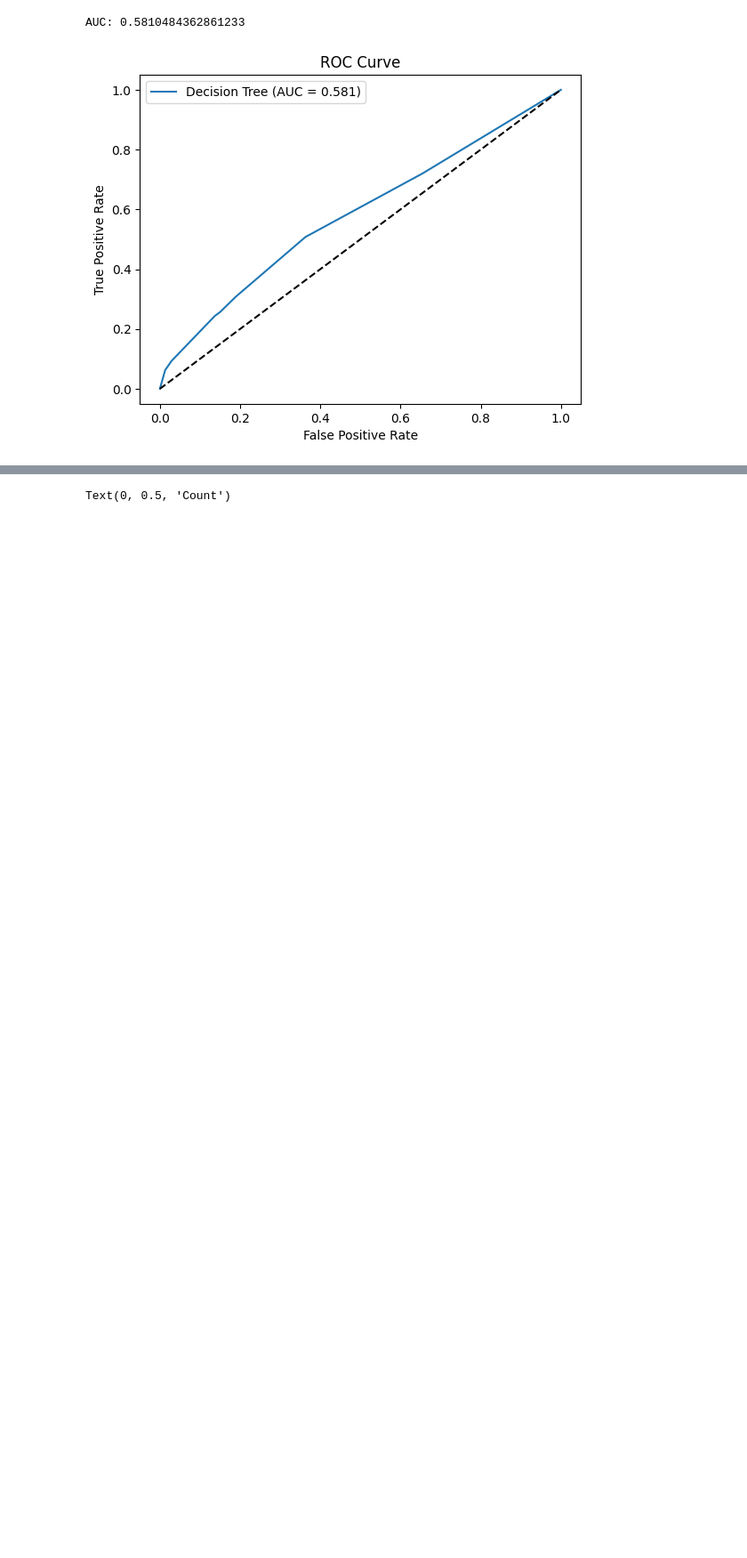
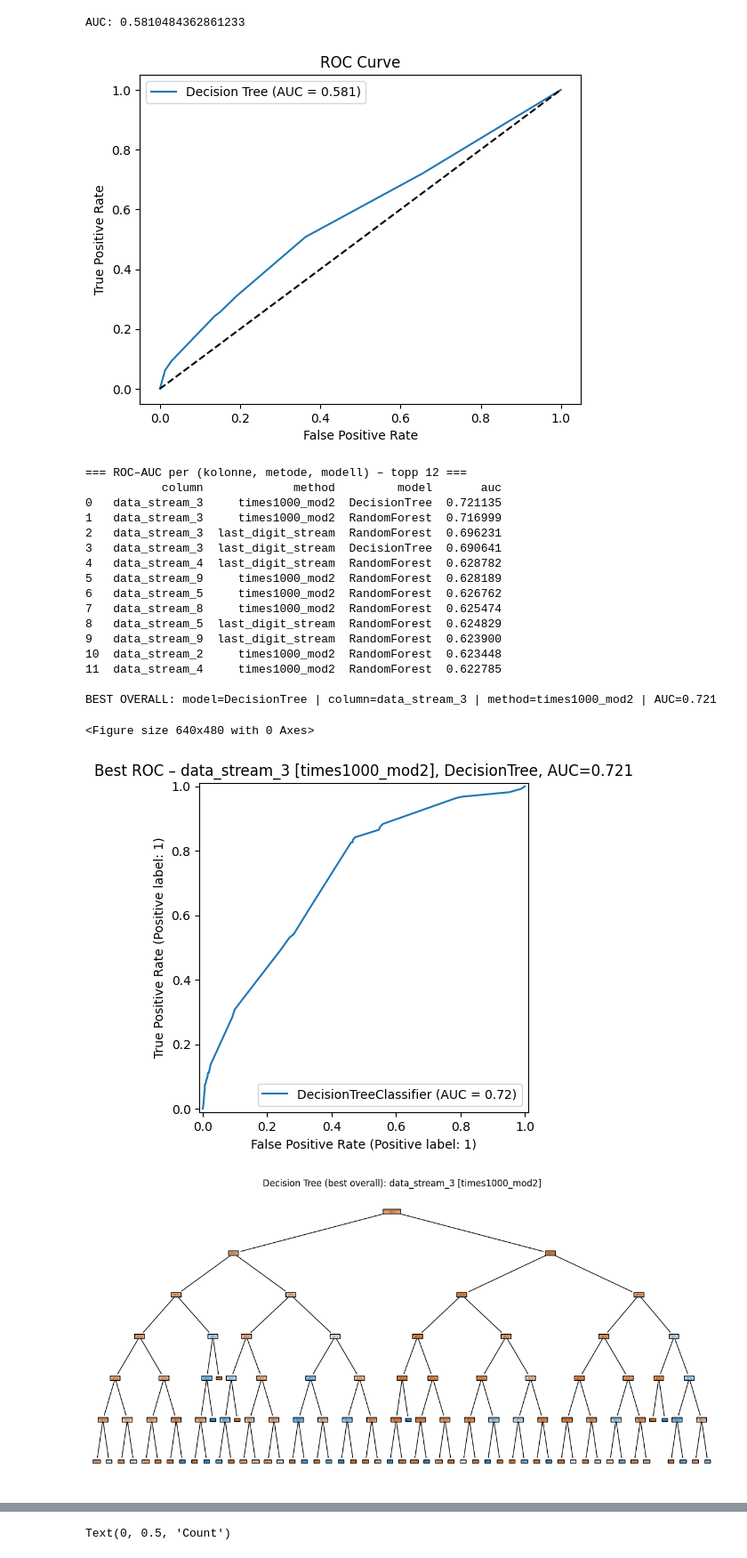
Before and after one commit to kaamyashinde/supervised-learning, a Jupyter notebook: Chapter_1.ipynb, the cells around one changed output, grey strips where cells are left out. Shown: that part at 89% size. Cells and saved outputs as stored; diff of their text form; code cells hidden in the pictures; blank space fills up the shorter version.

```diff
--- a/Chapter_1.ipynb
+++ b/Chapter_1.ipynb
@@ -335,3 +335,73 @@ plt.show()
 # %% [output]
 AUC: 0.5810484362861233
 [figure]
+# %%
+import numpy as np
+import pandas as pd
+
+from stream_decoders import METHODS
+from utils import run_grid, plot_best_roc, visualize_best_model
+
+# 1) Data
+train = pd.read_csv("mission3_train.csv")
+test  = pd.read_csv("mission3_test.csv")
+y_train = train["target"]
+y_test  = test["target"]
+
+# 2) Strømkolonner
+stream_cols = [c for c in train.columns if c.startswith("data_stream_")]
+if not stream_cols:
+    raise ValueError("Fant ingen kolonner som starter med 'data_stream_'.")
+
+# 3) Grid + rapport
+best, res_df = run_grid(train, test, y_train, y_test, stream_cols, METHODS)
+print("\n=== ROC–AUC per (kolonne, metode, modell) – topp 12 ===")
+print(res_df.head(12))
+print(f"\nBEST OVERALL: model={best['model']} | column={best['col']} "
+      f"| method={best['method']} | AUC={best['auc']:.3f}")
+
+# 4) Plot
+plot_best_roc(best, y_test)
+visualize_best_model(best)
+
+"""
+
+a) Threshold-breaking strategy
+Bruke times1000_mod2 og last_digit_stream for å lage binære features.
+Hyperparametere: DecisionTree med max_depth=6, RandomForest med n_estimators=300.
+
+Måtte prøvde ut forskjellige maks_dybder før jeg fikk den optimale dybden.hv
+
+
+b) ROC AUC
+Er terskeluavhengig og viser rangeringsevne. Best kombinasjon: data_stream_3 + times100_mod2 - DecisionTree med
+AUC tilnærmet 0.721. Kurven er klart over diagonalen, og har moderat prediktiv kraft.
+
+
+c) Sammenligning DecisionTree vs. RandomForest
+
+Random Forest ga nesten samme AUC tilnærmet 0.716 som DecisionTree.
+Siden AUC-verdiene er nesten like, er DecisionTree mest hensiktsmessig fordi den er enklere å tolke
+
+
+"""
+# %% [output]
+=== ROC–AUC per (kolonne, metode, modell) – topp 12 ===
+           column             method         model       auc
+0   data_stream_3     times1000_mod2  DecisionTree  0.721135
+1   data_stream_3     times1000_mod2  RandomForest  0.716999
+2   data_stream_3  last_digit_stream  RandomForest  0.696231
+3   data_stream_3  last_digit_stream  DecisionTree  0.690641
+4   data_stream_4  last_digit_stream  RandomForest  0.628782
+5   data_stream_9     times1000_mod2  RandomForest  0.628189
+6   data_stream_5     times1000_mod2  RandomForest  0.626762
+7   data_stream_8     times1000_mod2  RandomForest  0.625474
+8   data_stream_5  last_digit_stream  RandomForest  0.624829
+9   data_stream_9  last_digit_stream  RandomForest  0.623900
+10  data_stream_2     times1000_mod2  RandomForest  0.623448
+11  data_stream_4     times1000_mod2  RandomForest  0.622785
+
+BEST OVERALL: model=DecisionTree | column=data_stream_3 | method=times1000_mod2 | AUC=0.721
+<Figure size 640x480 with 0 Axes>
+[figure, added]
+[figure, added]
```
Also changed, not shown: parts of 3 cells of this notebook, 2 other files.
